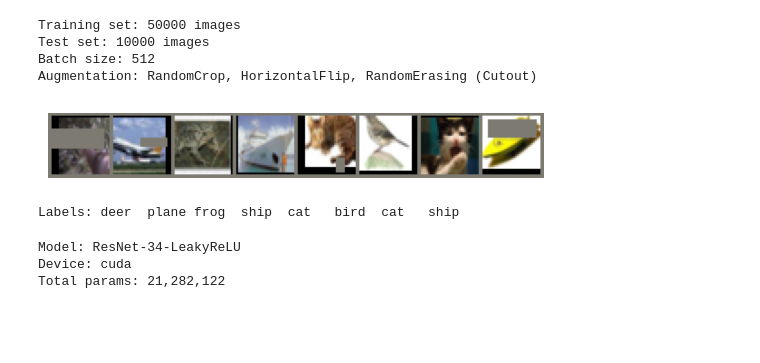
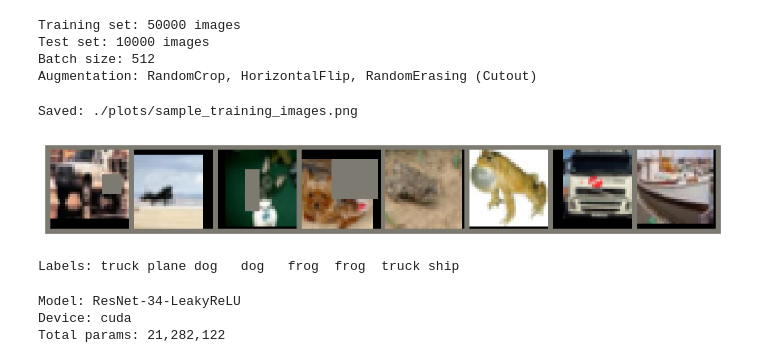
Before and after one commit to aneangel/improving_CiFAR10, a Jupyter notebook: image_classifier.ipynb, the cells around one changed output. Saved outputs shown, nothing was run; the diff lists cells and outputs as text; code cells hidden in the pictures; blank space fills up the shorter version.

Commit message:
update: saving plots

```diff
--- a/image_classifier.ipynb
+++ b/image_classifier.ipynb
@@ -97,27 +97,36 @@ Test set: 10000 images
 Batch size: 512
 Augmentation: RandomCrop, HorizontalFlip, RandomErasing (Cutout)
 # %%
-def imshow(img):
+# Create plots directory if it doesn't exist
+import os
+os.makedirs('./plots', exist_ok=True)
+
+def imshow(img, save_path=None):
     """Unnormalize and display image using CIFAR-10 statistics"""
     mean = torch.tensor(cifar10_mean).view(3, 1, 1)
     std = torch.tensor(cifar10_std).view(3, 1, 1)
     img = img * std + mean
     img = torch.clamp(img, 0, 1)  # Clamp to valid range
     npimg = img.numpy()
+    plt.figure(figsize=(12, 3))
     plt.imshow(np.transpose(npimg, (1, 2, 0)))
     plt.axis('off')
+    if save_path:
+        plt.savefig(save_path, dpi=150, bbox_inches='tight')
+        print(f"Saved: {save_path}")
     plt.show()
 
 dataiter = iter(trainloader)
 images, labels = next(dataiter)
 
-# Show a smaller grid (4 images) since batch_size is large
+# Show a smaller grid (8 images) since batch_size is large
 num_show = min(8, batch_size)
-imshow(torchvision.utils.make_grid(images[:num_show]))
+imshow(torchvision.utils.make_grid(images[:num_show]), save_path='./plots/sample_training_images.png')
 print('Labels: ' + ' '.join(f'{classes[labels[j]]:5s}' for j in range(num_show)))
 # %% [output]
+Saved: ./plots/sample_training_images.png
-[figure, old version]
+[figure, new version]
-Labels: deer  plane frog  ship  cat   bird  cat   ship
+Labels: truck plane dog   dog   frog  frog  truck ship
 # %%
 # ResNet with LeakyReLU
 class BasicBlockLeakyReLU(nn.Module):
```
Also changed, not shown: parts of 3 cells of this notebook, 4 other files.
